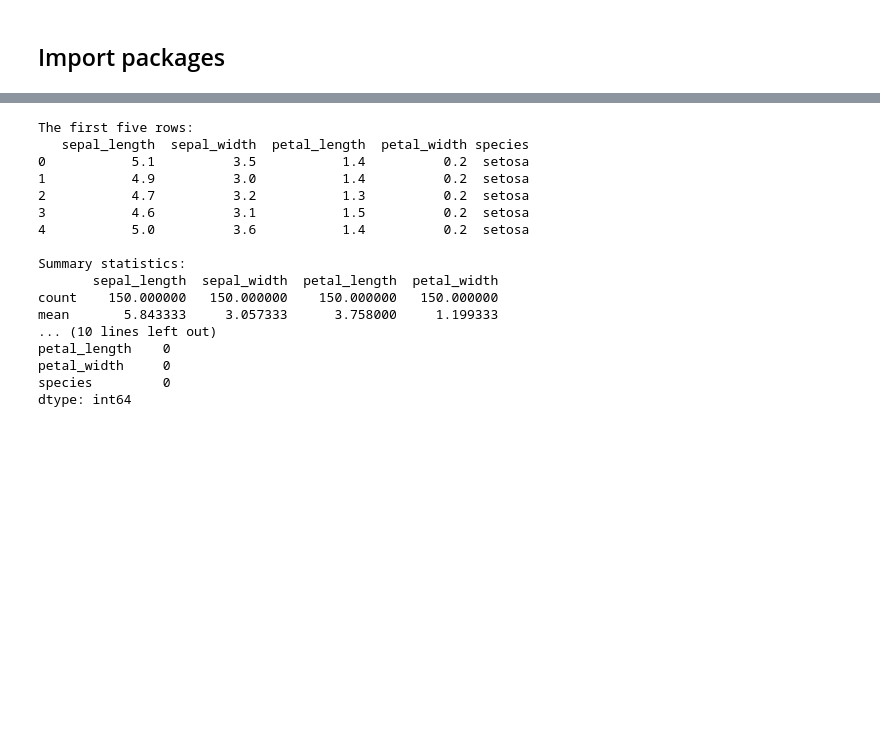
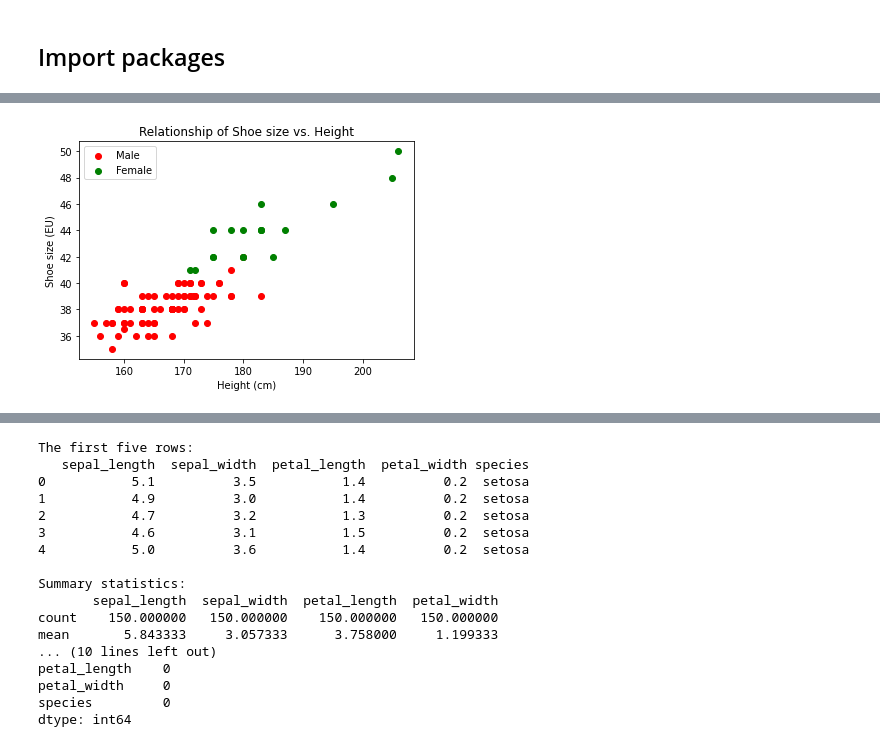
Before and after one commit to doniobidov/data_science, a Jupyter notebook: Big Data Analytics/Tutorial_supervised_and_unsupervised_learning.ipynb, the cells around one changed output, grey strips where cells are left out. Saved outputs shown, nothing was run; the diff lists cells and outputs as text; code cells hidden in the pictures; blank space fills up the shorter version.

```diff
--- a/Big Data Analytics/Tutorial_supervised_and_unsupervised_learning.ipynb
+++ b/Big Data Analytics/Tutorial_supervised_and_unsupervised_learning.ipynb
@@ -12,0 +68,5 @@ from sklearn.metrics import accuracy_score
+# %%
+# Remove the time column
+# Do not run  this cell multiple times
+df = df.iloc[:, 1:]
+df.head()
@@ -12,0 +86,4 @@ from sklearn.metrics import accuracy_score
+# %%
+# The row with index 85 has each column's values missing
+# We can safely drop this row
+df = df.drop([85])
@@ -12,0 +111,26 @@ from sklearn.metrics import accuracy_score
+# %%
+# Remove the extreme outliers
+df = df[(df['height'] > 30) & (df['height'] < 210)]
+
+# Recet indices
+df.reset_index(drop=True, inplace=True)
+# %%
+# Let's visualize our data
+x_m = df[df['sex'] == 'woman']['height']
+y_m = df[df['sex'] == 'woman']['shoe_size']
+x_f = df[df['sex'] == 'man']['height']
+y_f = df[df['sex'] == 'man']['shoe_size']
+
+plt.scatter(x_m, y_m, color = 'r', label='Male')
+plt.scatter(x_f, y_f, color = 'g', label='Female')
+
+# Name the x-axis, y-axis, and the whole graph
+plt.xlabel('Height (cm)')
+plt.ylabel('Shoe size (EU)')
+plt.title('Relationship of Shoe size vs. Height')
+
+# Add legend
+plt.legend()
+plt.show()
+# %% [output]
+[figure, added]
```
Also changed, not shown: parts of 17 cells of this notebook.
